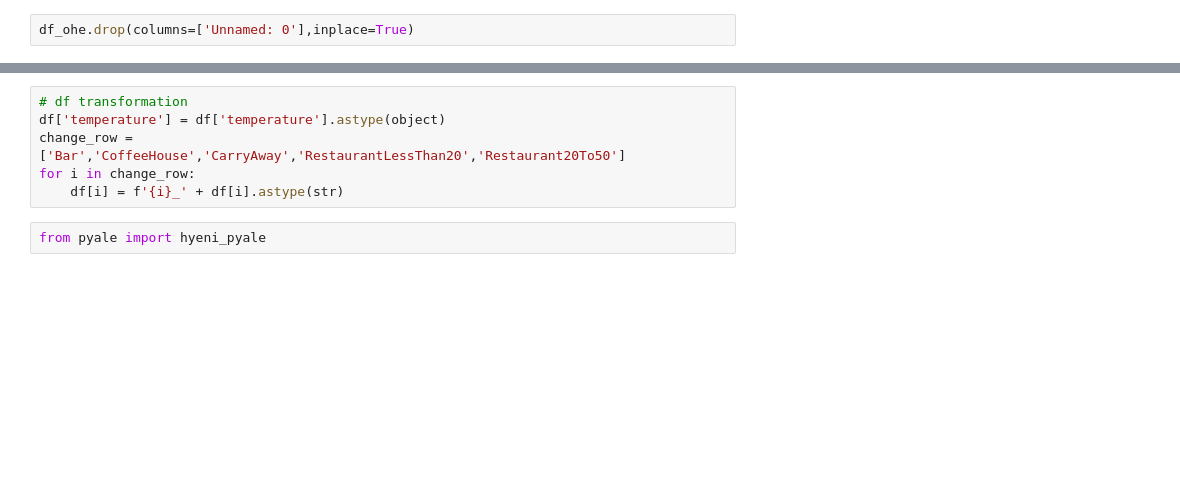
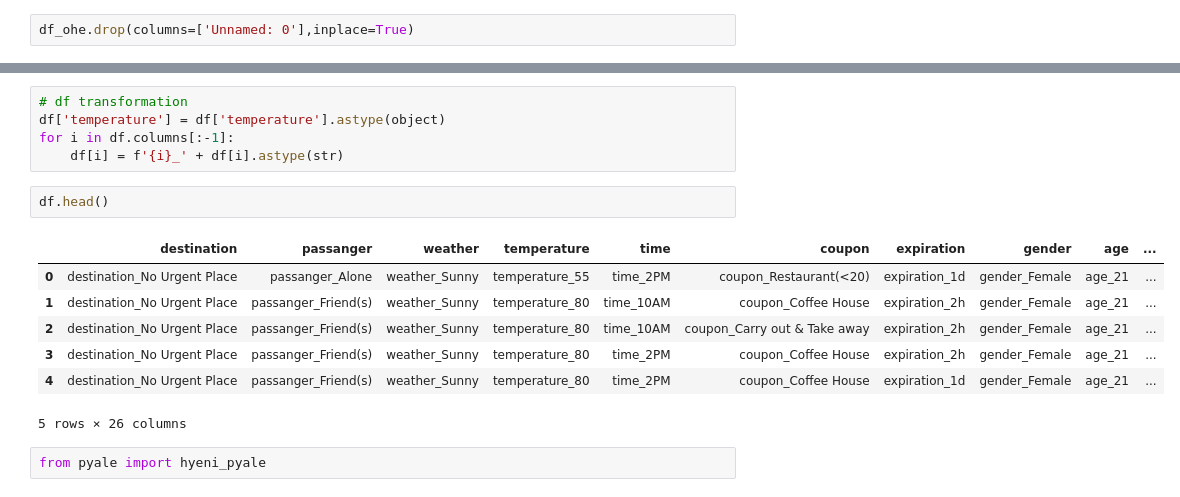
Before and after one commit to hyeniii/MSiA420-in_vehicle_coupon_recommendation, a Jupyter notebook: pyale.ipynb, the cells around one changed output, grey strips where cells are left out. Saved outputs shown, nothing was run; the diff lists cells and outputs as text; blank space fills up the shorter version.

```diff
--- a/pyale.ipynb
+++ b/pyale.ipynb
@@ -20,8 +37,17 @@ df_ohe.drop(columns=['Unnamed: 0'],inplace=True)
 # %%
 # df transformation
 df['temperature'] = df['temperature'].astype(object)
-change_row = ['Bar','CoffeeHouse','CarryAway','RestaurantLessThan20','Restaurant20To50']
-for i in change_row:
+for i in df.columns[:-1]:
     df[i] = f'{i}_' + df[i].astype(str)
+# %%
+df.head()
+# %% [output]
+|  | destination | passanger | weather | temperature | time | coupon | expiration | gender | age | ... |
+| 0 | destination_No Urgent Place | passanger_Alone | weather_Sunny | temperature_55 | time_2PM | coupon_Restaurant(<20) | expiration_1d | gender_Female | age_21 | ... |
+| 1 | destination_No Urgent Place | passanger_Friend(s) | weather_Sunny | temperature_80 | time_10AM | coupon_Coffee House | expiration_2h | gender_Female | age_21 | ... |
+| 2 | destination_No Urgent Place | passanger_Friend(s) | weather_Sunny | temperature_80 | time_10AM | coupon_Carry out & Take away | expiration_2h | gender_Female | age_21 | ... |
+| 3 | destination_No Urgent Place | passanger_Friend(s) | weather_Sunny | temperature_80 | time_2PM | coupon_Coffee House | expiration_2h | gender_Female | age_21 | ... |
+| 4 | destination_No Urgent Place | passanger_Friend(s) | weather_Sunny | temperature_80 | time_2PM | coupon_Coffee House | expiration_1d | gender_Female | age_21 | ... |
+5 rows × 26 columns
 # %%
 from pyale import hyeni_pyale
```
Also changed, not shown: parts of 4 cells of this notebook, 6 other files.
